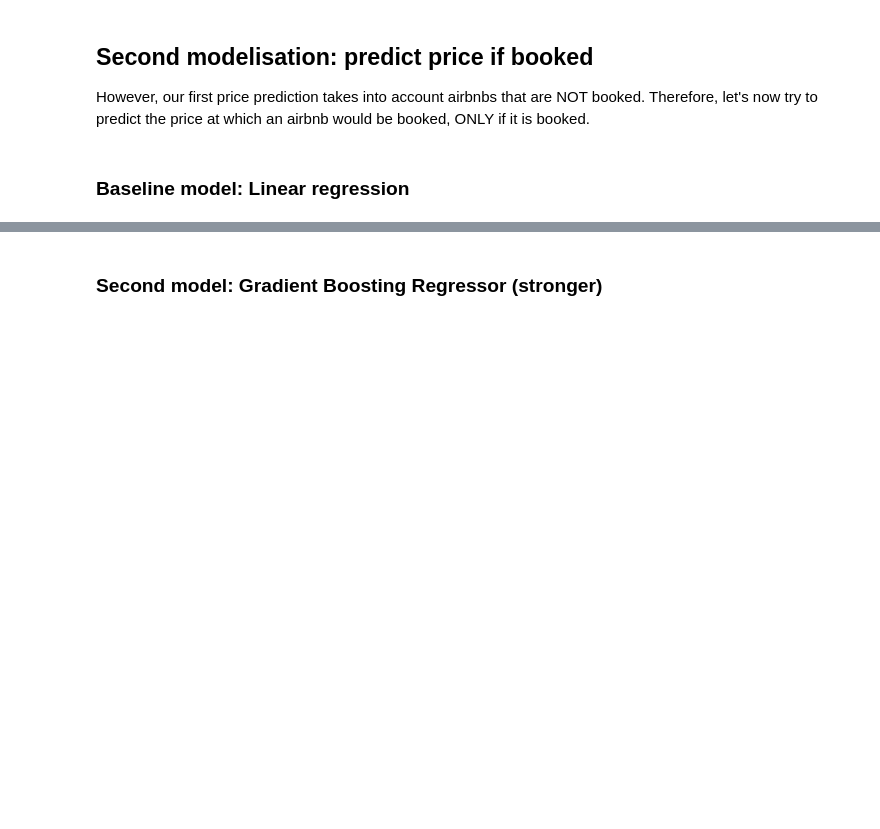
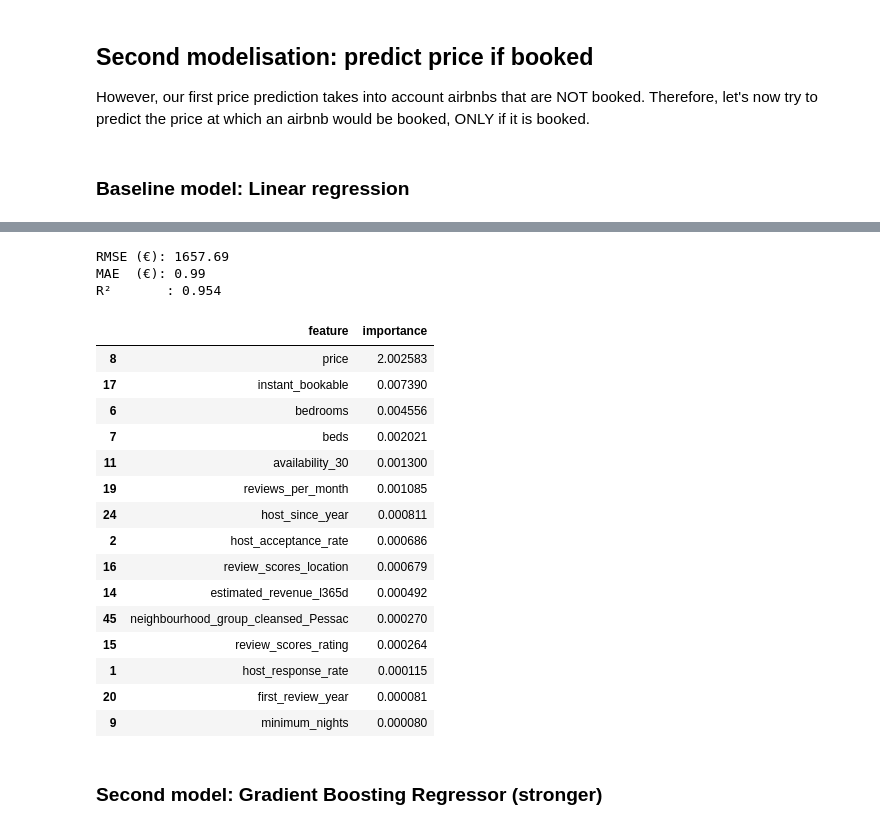
Before and after one commit to elisemyr/project_business_data_science, a Jupyter notebook: Business Data Science Project Airbnb new test.ipynb, the cells around one changed output, grey strips where cells are left out. Drawn from its saved outputs; the diff is of its cells as text; code cells hidden in the pictures; blank space fills up the shorter version.

Commit message:
Model 2 marche mais sike yavait 2 colonnes price

```diff
--- a/Business Data Science Project Airbnb new test.ipynb
+++ b/Business Data Science Project Airbnb new test.ipynb
@@ -1023,7 +1019,7 @@ def target_features(df, target_col):
 df_booked = df_encoded[df_encoded['is_booked'] == 1].copy()
 
 X, y = target_features(df_booked, 'price_clean')
-X = X.drop(columns='is_booked')
+X = X.drop(columns=['is_booked', 'price'])
 
 print(f"\nfeatures (X): {X.shape}")
 print(f"Target (y): {y.shape}")
@@ -1547,0 +1559,19 @@ coef.sort_values(ascending=False).head(10)
+# %%
+from sklearn.ensemble import HistGradientBoostingRegressor
+from sklearn.metrics import mean_absolute_error, mean_squared_error, r2_score
+
+hgb_price = HistGradientBoostingRegressor(
+    loss="squared_error",
+    learning_rate=0.06,
+    max_depth=8,
+    max_leaf_nodes=63,
+    min_samples_leaf=50,
+    l2_regularization=0.1,
+    max_bins=255,
+    early_stopping=True,
+    validation_fraction=0.05,
+    n_iter_no_change=10,
+    random_state=42
+)
+
+hgb_price.fit(Xp_train, yp_train_log)
@@ -1548,2 +1583,60 @@ coef.sort_values(ascending=False).head(10)
+# %%
+# Predict log-price
+yp_pred_log = hgb_price.predict(Xp_test)
+
+# Back-transform
+yp_pred = np.expm1(yp_pred_log)
+
+rmse = mean_squared_error(yp_test, yp_pred)
+mae  = mean_absolute_error(yp_test, yp_pred)
+r2   = r2_score(yp_test, yp_pred)
+
+print(f"RMSE (€): {rmse:.2f}")
+print(f"MAE  (€): {mae:.2f}")
+print(f"R²       : {r2:.3f}")
+# %% [output]
+RMSE (€): 1657.69
+MAE  (€): 0.99
+R²       : 0.954
+# %%
+from sklearn.inspection import permutation_importance
+
+sample_idx = np.random.choice(Xp_test.index, size=200_000, replace=False)
+
+perm = permutation_importance(
+    hgb_price,
+    Xp_test.loc[sample_idx],
+    yp_test_log.loc[sample_idx],
+    n_repeats=3,
+    random_state=42,
+    n_jobs=-1
+)
+
+imp_price = (
+    pd.DataFrame({
+        'feature': Xp_test.columns,
+        'importance': perm.importances_mean
+    })
+    .sort_values('importance', ascending=False)
+)
+
+imp_price.head(15)
+# %% [output]
+|  | feature | importance |
+| 8 | price | 2.002583 |
+| 17 | instant_bookable | 0.007390 |
+| 6 | bedrooms | 0.004556 |
+| 7 | beds | 0.002021 |
+| 11 | availability_30 | 0.001300 |
+| 19 | reviews_per_month | 0.001085 |
+| 24 | host_since_year | 0.000811 |
+| 2 | host_acceptance_rate | 0.000686 |
+| 16 | review_scores_location | 0.000679 |
+| 14 | estimated_revenue_l365d | 0.000492 |
+| 45 | neighbourhood_group_cleansed_Pessac | 0.000270 |
+| 15 | review_scores_rating | 0.000264 |
+| 1 | host_response_rate | 0.000115 |
+| 20 | first_review_year | 0.000081 |
+| 9 | minimum_nights | 0.000080 |
 # %% [markdown]
 ### Second model: Gradient Boosting Regressor (stronger)
```
Also changed, not shown: parts of 20 cells of this notebook.
